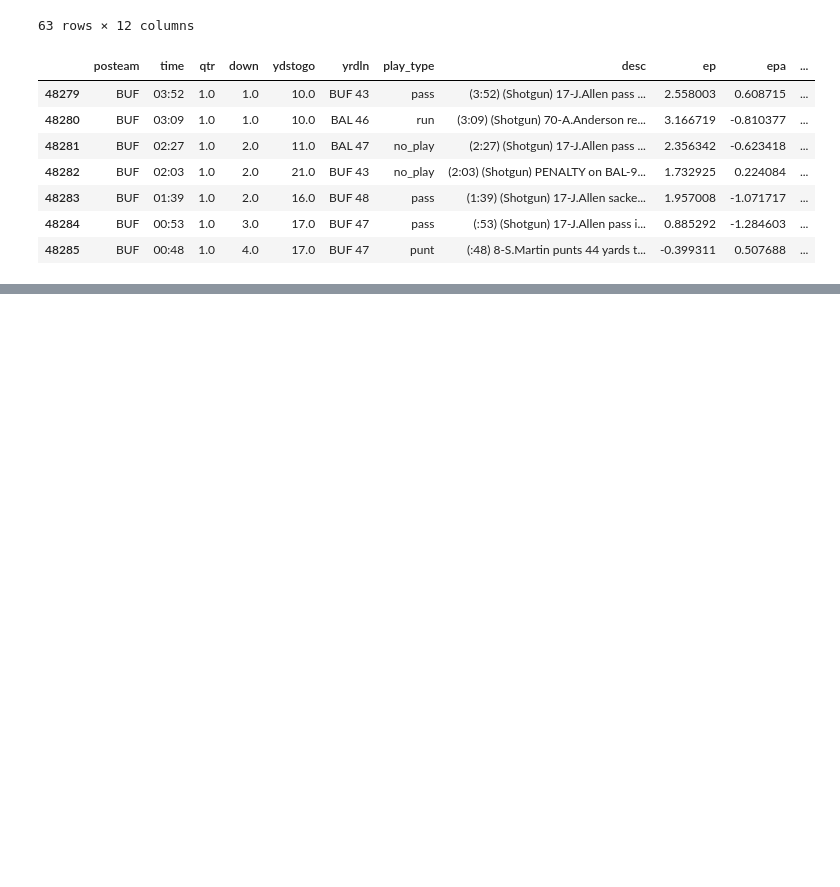
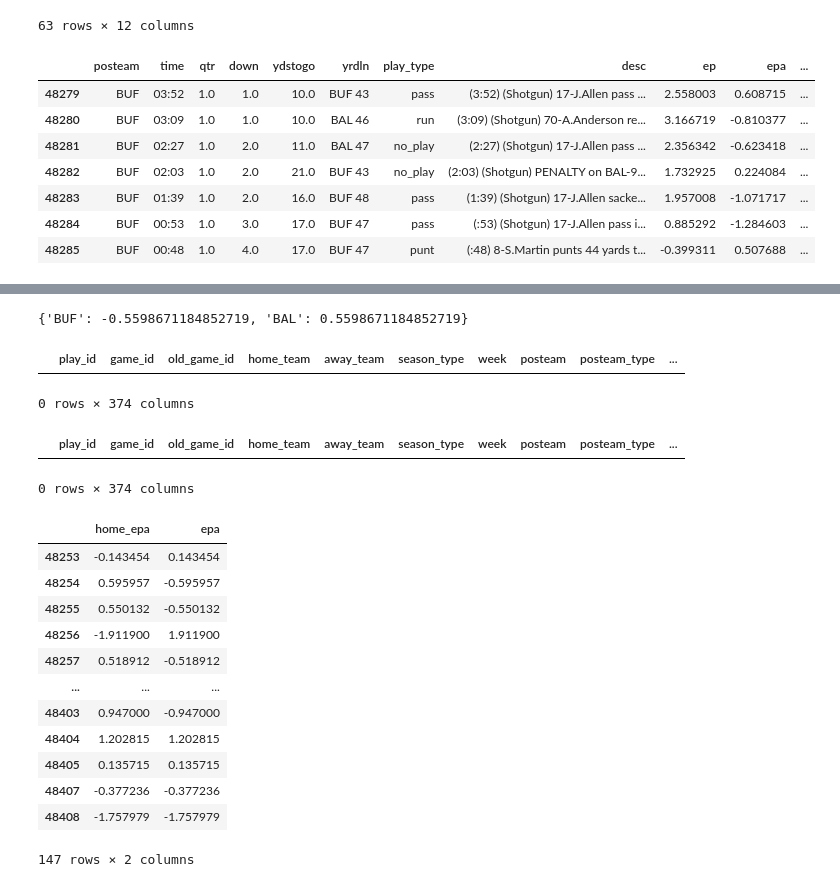
Before and after one commit to Biggels/NFL-Expected-Points, a Jupyter notebook: explore.ipynb, the cells around one changed output, grey strips where cells are left out. Cells and saved outputs as stored; diff of their text form; code cells hidden in the pictures; blank space fills up the shorter version.

```diff
--- a/explore.ipynb
+++ b/explore.ipynb
@@ -344,0 +546,4 @@ game.loc[game['drive']==4, ['posteam','time','qtr','down','ydstogo','yrdln','pla
+# %%
+total_epa
+# %% [output]
+{'BUF': -0.5598671184852719, 'BAL': 0.5598671184852719}
@@ -344,0 +552,30 @@ game.loc[game['drive']==4, ['posteam','time','qtr','down','ydstogo','yrdln','pla
+# %%
+game.drop(game[game['posteam'].isna()].index, inplace=True)
+game[game['posteam'].isna()]
+# %% [output]
+|  | play_id | game_id | old_game_id | home_team | away_team | season_type | week | posteam | posteam_type | ... |
+0 rows × 374 columns
+# %%
+game.drop(game[game['epa'].isna()].index, inplace=True)
+game[game['epa'].isna()]
+# %% [output]
+|  | play_id | game_id | old_game_id | home_team | away_team | season_type | week | posteam | posteam_type | ... |
+0 rows × 374 columns
+# %%
+game['home_epa'] = np.where(game['posteam']==game['home_team'], game['epa'], -1*game['epa'])
+# %%
+game[['home_epa', 'epa']]
+# %% [output]
+|  | home_epa | epa |
+| 48253 | -0.143454 | 0.143454 |
+| 48254 | 0.595957 | -0.595957 |
+| 48255 | 0.550132 | -0.550132 |
+| 48256 | -1.911900 | 1.911900 |
+| 48257 | 0.518912 | -0.518912 |
+| ... | ... | ... |
+| 48403 | 0.947000 | -0.947000 |
+| 48404 | 1.202815 | 1.202815 |
+| 48405 | 0.135715 | 0.135715 |
+| 48407 | -0.377236 | -0.377236 |
+| 48408 | -1.757979 | -1.757979 |
+147 rows × 2 columns
```
Also changed, not shown: parts of 39 cells of this notebook.
